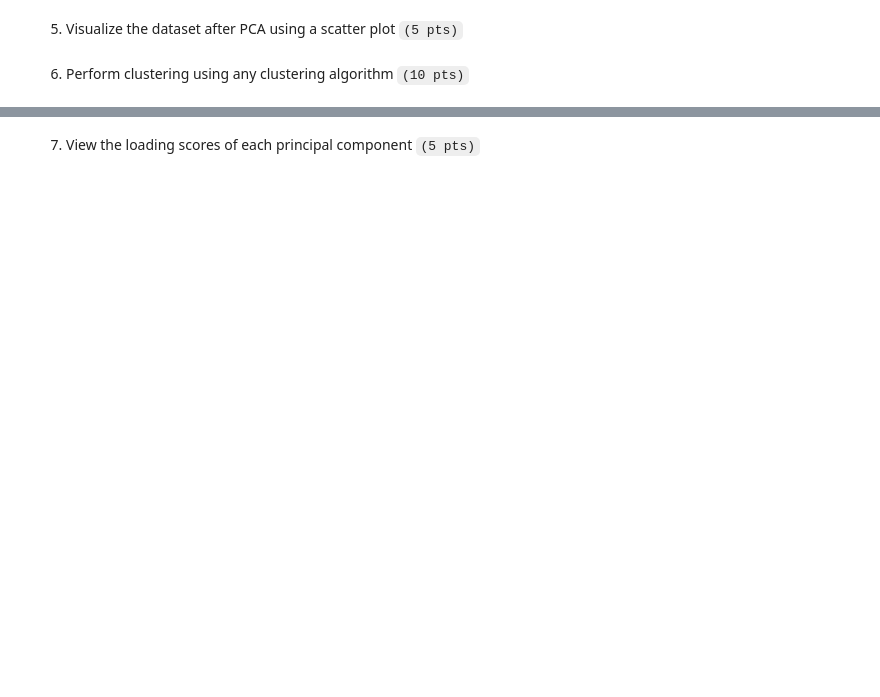
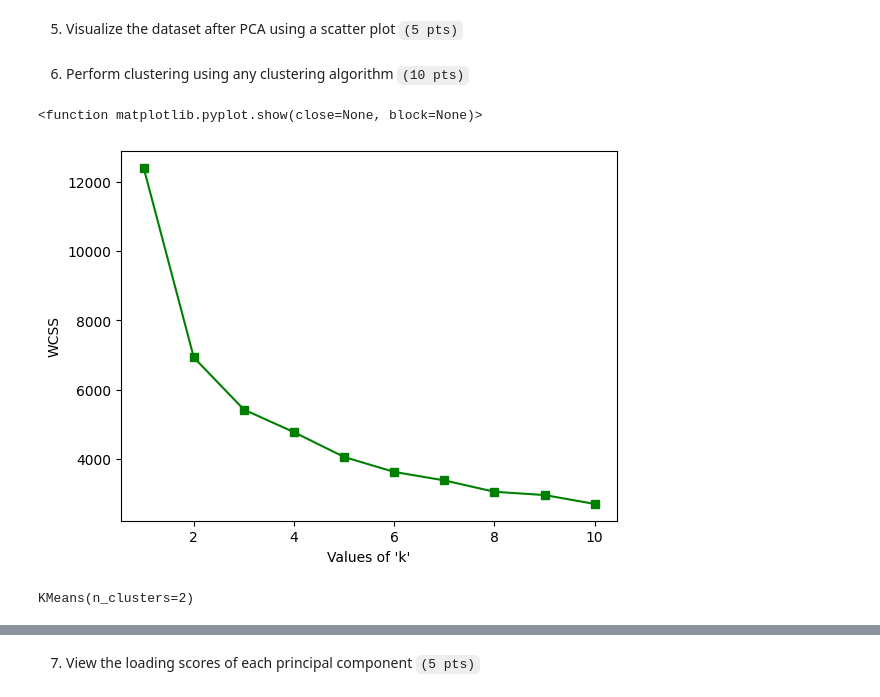
Before and after one commit to leonnmarcoo/CCADMACL_EXERCISES_COM232, a Jupyter notebook: Exercise 4B.ipynb, the cells around one changed output, grey strips where cells are left out. Saved outputs shown, nothing was run; the diff lists cells and outputs as text; code cells hidden in the pictures; blank space fills up the shorter version.

```diff
--- a/Exercise 4B.ipynb
+++ b/Exercise 4B.ipynb
@@ -65,0 +125,19 @@ X = df.drop('target', axis=1)
+# %%
+wcss = {}
+for i in range(1, 11):
+    kmeans = KMeans(n_clusters = i, init = "k-means++", random_state = 42)
+    kmeans.fit(X_reduced)
+    wcss[i] = kmeans.inertia_
+
+plt.plot(wcss.keys(), wcss.values(), 'gs-')
+plt.xlabel("Values of 'k'")
+plt.ylabel("WCSS")
+plt.show
+# %% [output]
+<function matplotlib.pyplot.show(close=None, block=None)>
+[figure, added]
+# %%
+kmeans = KMeans (n_clusters = 2)
+kmeans.fit(X_reduced)
+# %% [output]
+KMeans(n_clusters=2)
```
Also changed, not shown: parts of 20 cells of this notebook.
